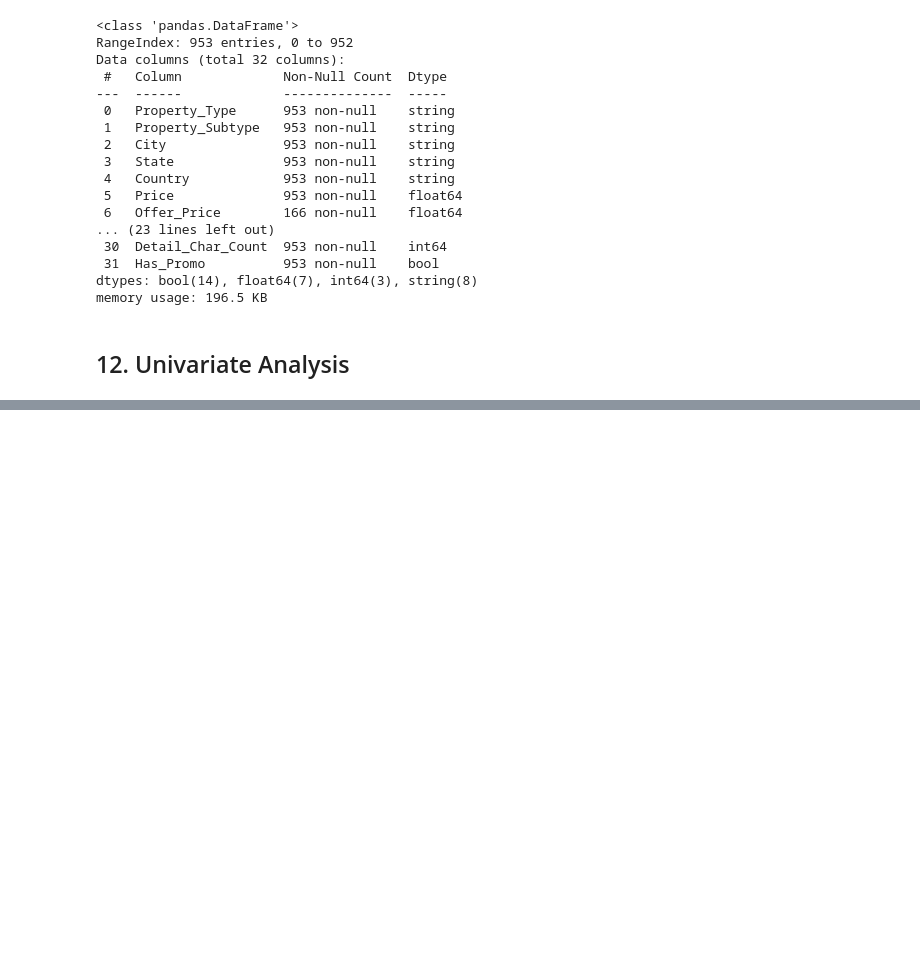
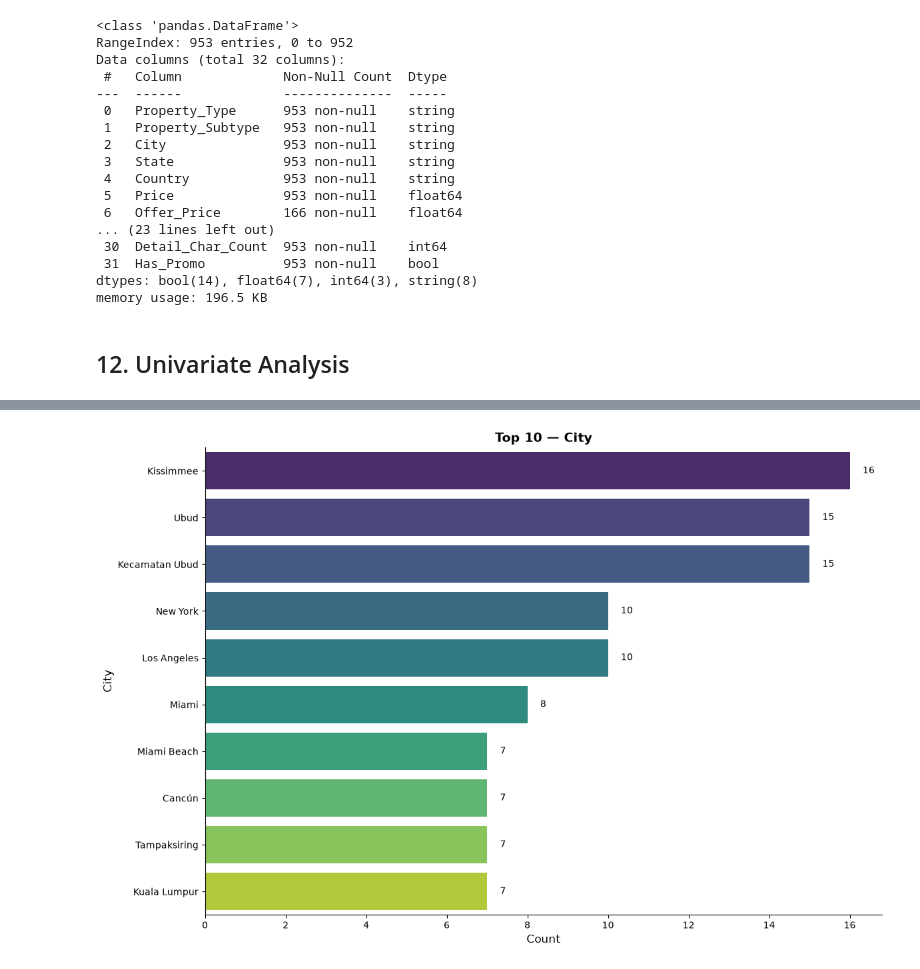
Before and after one commit to rajatyofficial/ai-projects-collection, a Jupyter notebook: Airbnb-Listings-Deep-Dive/Notebooks/Notebook.ipynb, the cells around one changed output, grey strips where cells are left out. Drawn from its saved outputs; the diff is of its cells as text; code cells hidden in the pictures; blank space fills up the shorter version.

```diff
--- a/Airbnb-Listings-Deep-Dive/Notebooks/Notebook.ipynb
+++ b/Airbnb-Listings-Deep-Dive/Notebooks/Notebook.ipynb
@@ -294,0 +203,4 @@ memory usage: 196.5 KB
+# %%
+univariate_bar_plot(df, "City")
+# %% [output]
+[figure, added]
```
Also changed, not shown: parts of 18 cells of this notebook, 1 other file.
